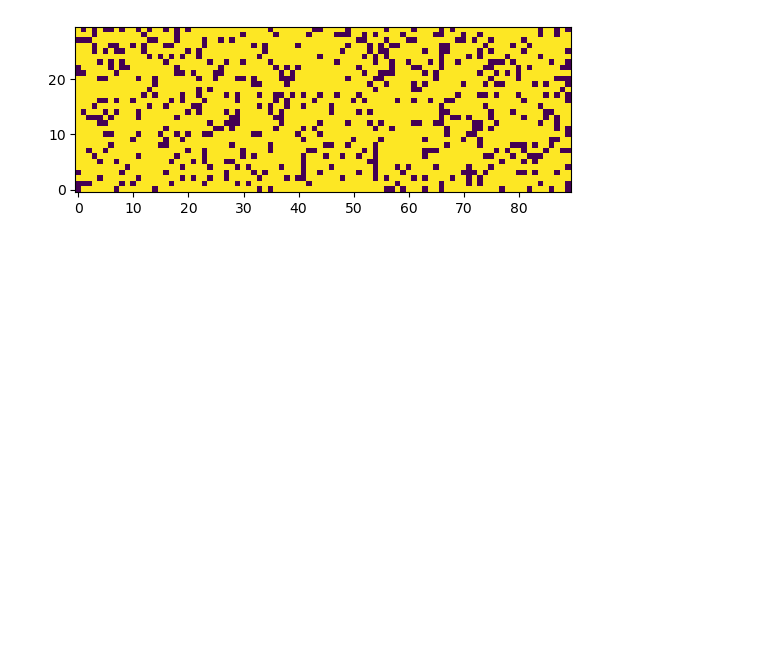
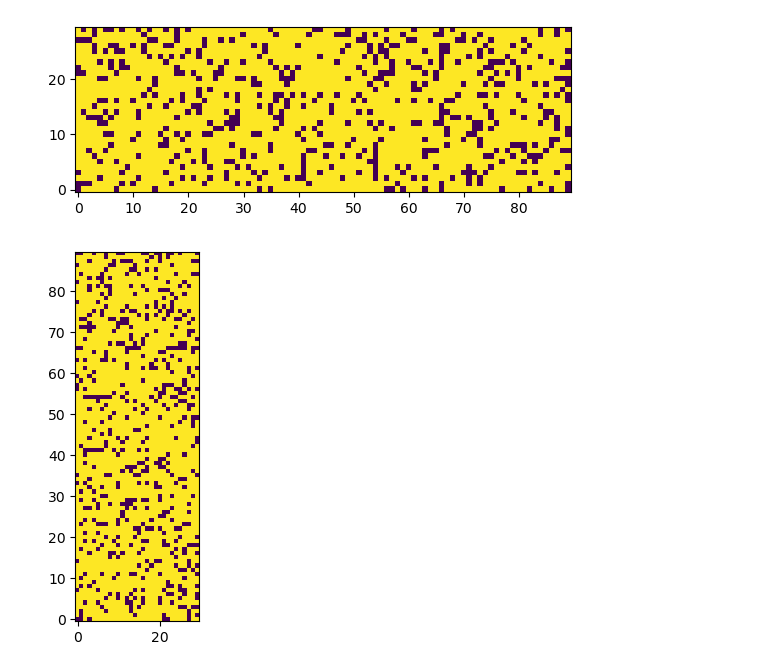
Before and after one commit to ch3rryblossom/sudoku-network, a Jupyter notebook: tri_inh_exc_stdp.ipynb, the cells around one changed output. Cells and saved outputs as stored; diff of their text form; code cells hidden in the pictures; blank space fills up the shorter version.

```diff
--- a/tri_inh_exc_stdp.ipynb
+++ b/tri_inh_exc_stdp.ipynb
@@ -32,16 +29,17 @@ dv/dt = ((I/gamma) - v)/tau : 1
 # %%
 start_scope()
 
-n = 90
+n_i = 90 # 3 groups of n_i/3
+n_e = 30
 
 seed(21)
 
-G1 = NeuronGroup(n, eqs2, threshold='v>1', reset='v = 0', method='exact')
-G2 = NeuronGroup(n/3, eqs2, threshold='v>1', reset='v = 0', method='exact')
+Gi = NeuronGroup(n_i, eqs2, threshold='v>1', reset='v = 0', method='exact')
+Ge = NeuronGroup(n_e, eqs2, threshold='v>1', reset='v = 0', method='exact')
 
-group1init = randint(0, 9, size=n)/10
-group2init = randint(0, 9, size=n//3)/10
+group1init = randint(0, 9, size=n_i)/10
+group2init = randint(0, 9, size=n_e)/10
 
-G1.v = group1init
-G2.v = group2init
+Gi.v = group1init
+Ge.v = group2init
 # %%
@@ -79,4 +81,8 @@ se, te = exc_matrix.nonzero()
 imshow(exc_matrix, origin='lower');
 # %% [output]
 [figure]
+# %%
+imshow(inh_matrix, origin='lower');
+# %% [output]
+[figure, added]
 # %%
```
Also changed, not shown: parts of 11 cells of this notebook, 6 other files.
